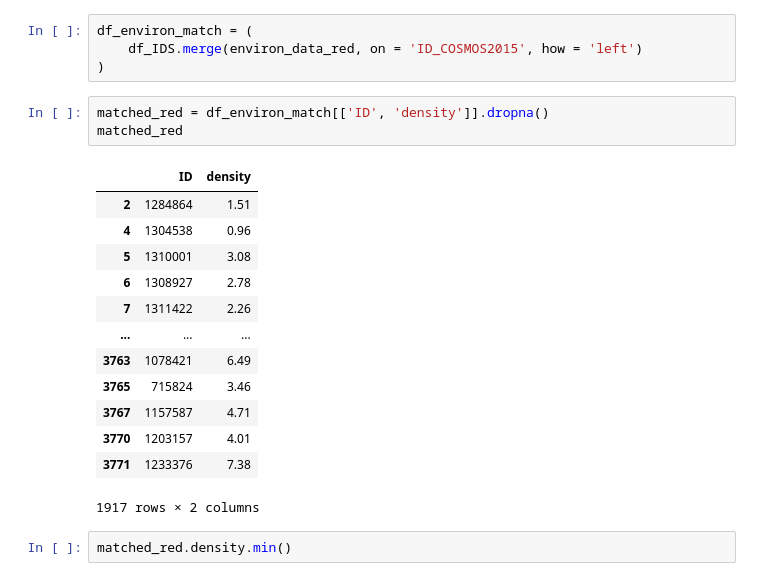
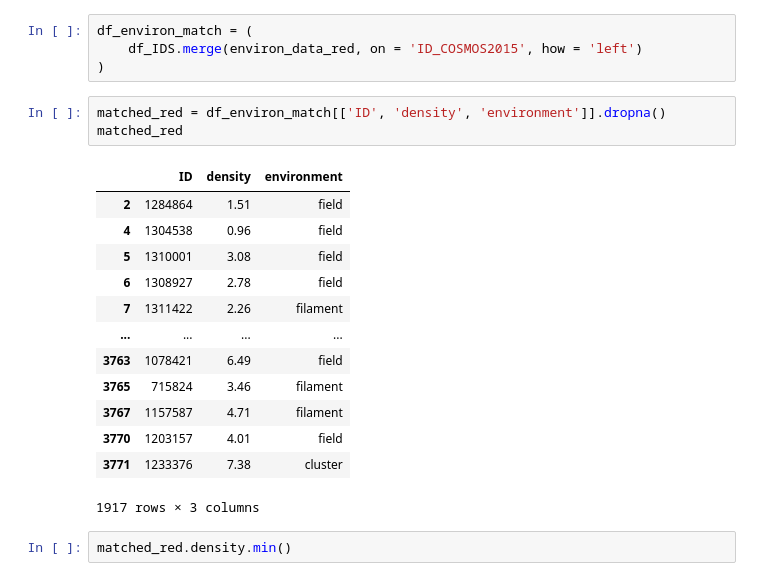
Before and after one commit to AstroORyan/mergers-in-cosmos, a Jupyter notebook: notebooks/back-to-basics/using-visual-sources/environment.ipynb, the cells around one changed output. Saved outputs shown, nothing was run; the diff lists cells and outputs as text.

```diff
--- a/notebooks/back-to-basics/using-visual-sources/environment.ipynb
+++ b/notebooks/back-to-basics/using-visual-sources/environment.ipynb
@@ -62,22 +62,22 @@ df_environ_match = (
     df_IDS.merge(environ_data_red, on = 'ID_COSMOS2015', how = 'left')
 )
 # %%
-matched_red = df_environ_match[['ID', 'density']].dropna()
+matched_red = df_environ_match[['ID', 'density', 'environment']].dropna()
 matched_red
 # %% [output]
-|  | ID | density |
-| 2 | 1284864 | 1.51 |
-| 4 | 1304538 | 0.96 |
-| 5 | 1310001 | 3.08 |
-| 6 | 1308927 | 2.78 |
-| 7 | 1311422 | 2.26 |
-| ... | ... | ... |
-| 3763 | 1078421 | 6.49 |
-| 3765 | 715824 | 3.46 |
-| 3767 | 1157587 | 4.71 |
-| 3770 | 1203157 | 4.01 |
-| 3771 | 1233376 | 7.38 |
+|  | ID | density | environment |
+| 2 | 1284864 | 1.51 | field |
+| 4 | 1304538 | 0.96 | field |
+| 5 | 1310001 | 3.08 | field |
+| 6 | 1308927 | 2.78 | field |
+| 7 | 1311422 | 2.26 | filament |
+| ... | ... | ... | ... |
+| 3763 | 1078421 | 6.49 | field |
+| 3765 | 715824 | 3.46 | filament |
+| 3767 | 1157587 | 4.71 | filament |
+| 3770 | 1203157 | 4.01 | field |
+| 3771 | 1233376 | 7.38 | cluster |
-1917 rows × 2 columns
+1917 rows × 3 columns
 # %%
 matched_red.density.min()
 # %% [output]
```
Also changed, not shown: parts of 13 cells of this notebook, 3 other files.
